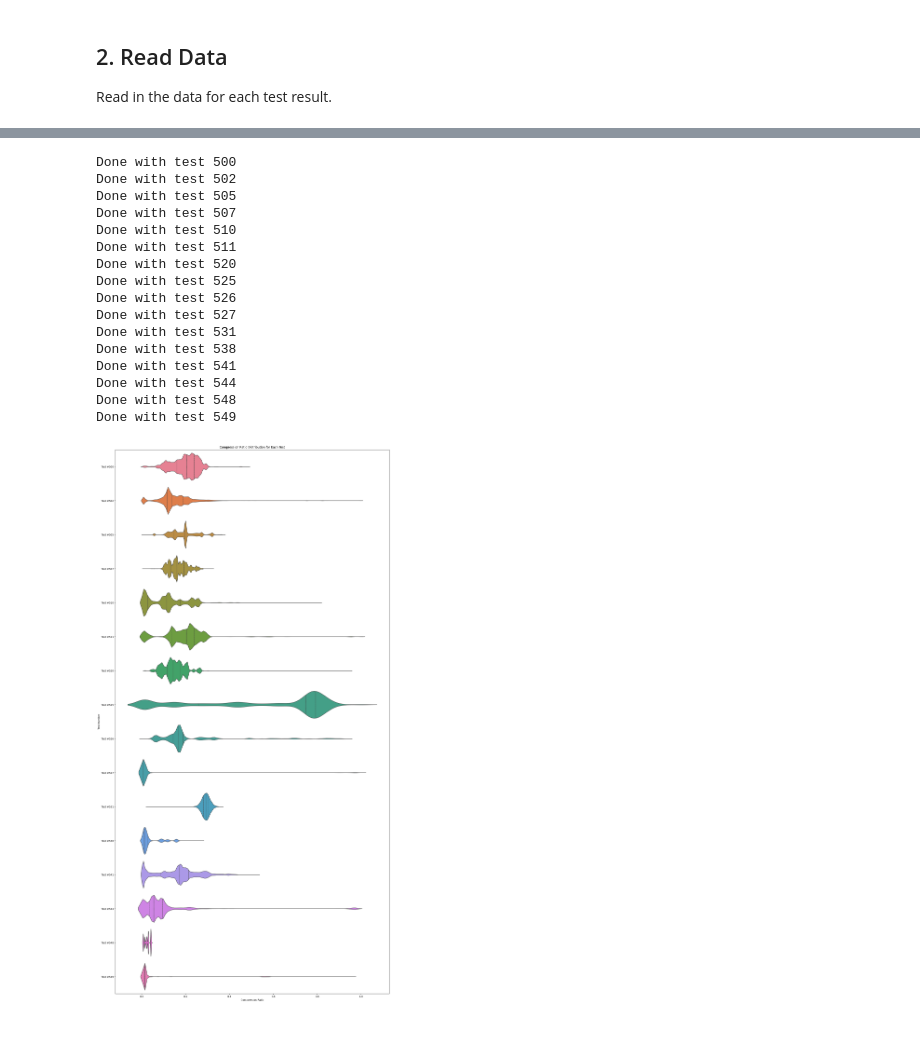
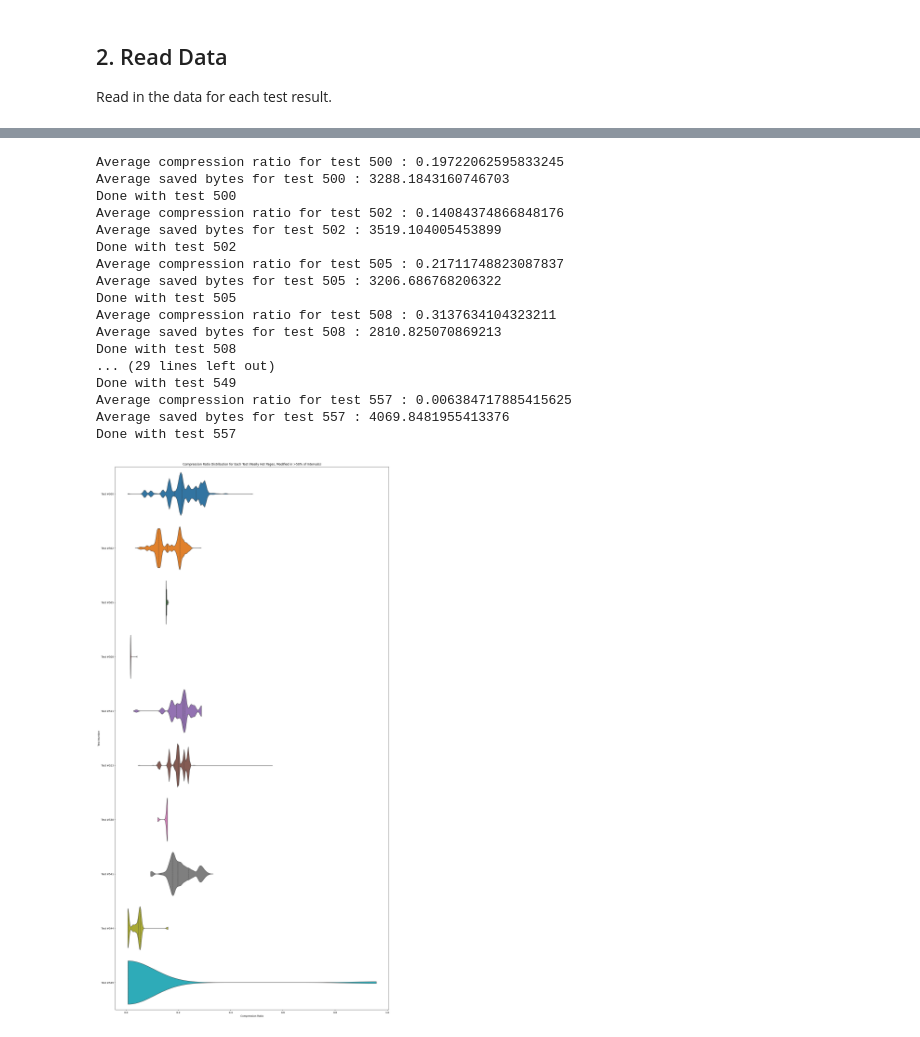
Before and after one commit to adam-mcdaniel/heappulse, a Jupyter notebook: page-tracking-test-results.ipynb, the cells around one changed output, grey strips where cells are left out. Drawn from its saved outputs; the diff is of its cells as text; code cells hidden in the pictures.

```diff
--- a/page-tracking-test-results.ipynb
+++ b/page-tracking-test-results.ipynb
@@ -124,5 +143,4 @@ Loaded data for test 549
 # %%
-plt.figure(figsize=(20, 40))
 all_tests = pd.DataFrame()
 for test_number in all_data.keys():
     test_data = all_data[test_number]
@@ -133,30 +151,41 @@ for test_number in all_data.keys():
     test_data["Compression Ratio"] = test_data["Compressed Size"] / 4096
     # Add the test number to the data
     test_data["Test Number"] = f"Test #{test_number}"
+
+    print("Average compression ratio for test", test_number, ":", test_data["Compression Ratio"].mean())
+    print("Average saved bytes for test", test_number, ":", test_data["Compression Savings (bytes)"].mean())
     all_tests = pd.concat([all_tests, test_data])
     print("Done with test", test_number)
-ax = sns.violinplot(data=all_tests, x="Compression Ratio", y="Test Number", hue="Test Number", inner="quartile")
-# Label with the test number
-
-plt.xlabel("Compression Ratio")
-plt.ylabel("Test Number")
-plt.title("Compression Ratio Distribution for Each Test")
-plt.show()
 # %% [output]
+Average compression ratio for test 500 : 0.19722062595833245
+Average saved bytes for test 500 : 3288.1843160746703
 Done with test 500
+Average compression ratio for test 502 : 0.14084374866848176
+Average saved bytes for test 502 : 3519.104005453899
 Done with test 502
+Average compression ratio for test 505 : 0.21711748823087837
+Average saved bytes for test 505 : 3206.686768206322
 Done with test 505
-Done with test 507
-Done with test 510
-Done with test 511
-Done with test 520
-Done with test 525
-Done with test 526
-Done with test 527
-Done with test 531
-Done with test 538
-Done with test 541
-Done with test 544
-Done with test 548
+Average compression ratio for test 508 : 0.3137634104323211
+Average saved bytes for test 508 : 2810.825070869213
+Done with test 508
+... (29 lines left out)
 Done with test 549
+Average compression ratio for test 557 : 0.006384717885415625
+Average saved bytes for test 557 : 4069.8481955413376
+Done with test 557
-[figure, removed]
+# %%
+plt.figure(figsize=(20, 40))
+# Get only the pages that are modified for less than 20% of the intervals
+intervals = all_tests["Interval #"].max()
+hot_pages = all_tests.groupby("Physical Page Address").filter(lambda x: (x["Written During This Interval?"].sum() / intervals) > 0.5)
+
+ax = sns.violinplot(data=hot_pages, cut=0, x="Compression Ratio", y="Test Number", hue="Test Number", inner="quartile")
+# Label with the test number
+
+plt.xlabel("Compression Ratio")
+plt.ylabel("Test Number")
+plt.title("Compression Ratio Distribution for Each Test (Really Hot Pages, Modified in >50% of Intervals)")
+plt.show()
+# %% [output]
+[figure, added]
```
Also changed, not shown: parts of 6 cells of this notebook, 1 other file.
